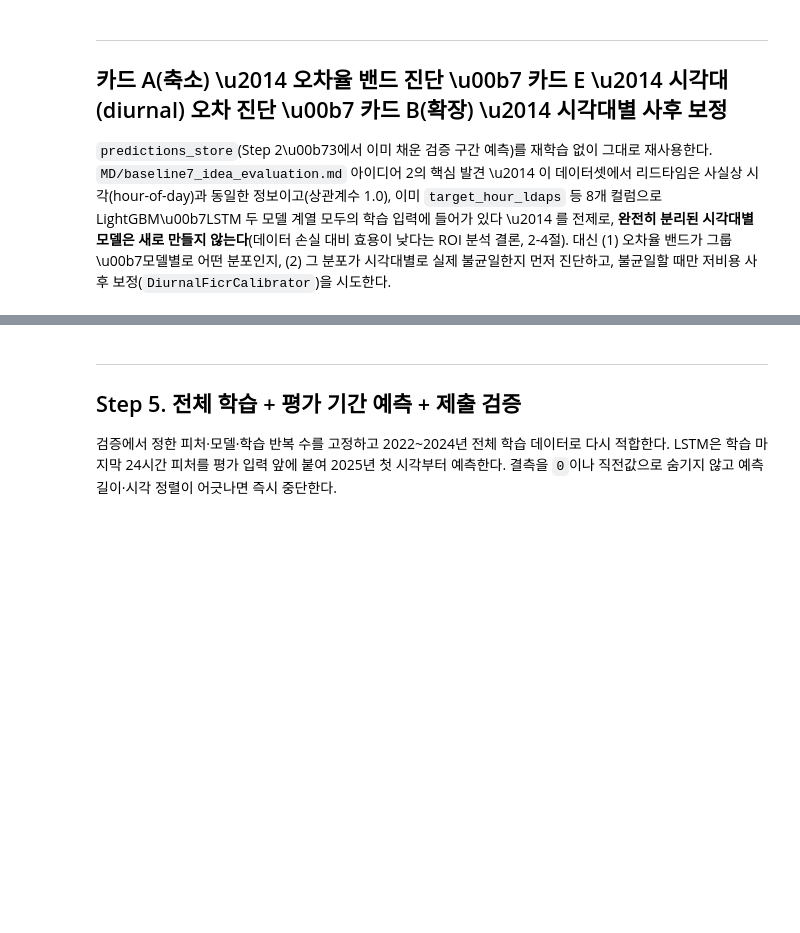
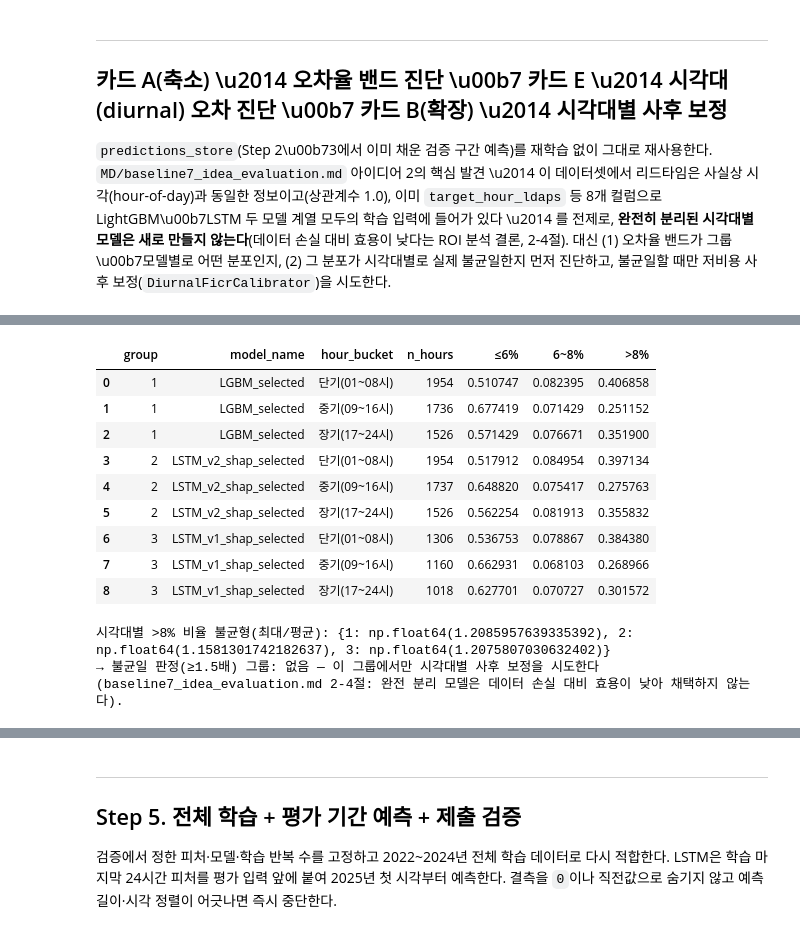
Before and after one commit to ksydata/WINDFORCE, a Jupyter notebook: BASELINE/baseline_7_1.ipynb, the cells around one changed output, grey strips where cells are left out. Saved outputs shown, nothing was run; the diff lists cells and outputs as text; code cells hidden in the pictures; blank space fills up the shorter version.

Commit message:
baseline7_1 TypeError 수정 및 baseline8 생성
baseline8: baseline7_howto_next.md 구현 및 베이스라인 반영본

```diff
--- a/BASELINE/baseline_7_1.ipynb
+++ b/BASELINE/baseline_7_1.ipynb
@@ -1416,38 +1438,51 @@ for group in GROUPS:
     pred, actual = predictions_store[(group, model_name)]
     hour = datasets[group]["X_valid"]["target_hour_ldaps"].to_numpy()[SEQ_LEN:]
     # Step 2\u00b73 모두 SEQ_LEN만큼 앞을 잘라 검증했으므로 시각 배열도 동일하게 정렬한다.
-    hour_bucket = pd.cut(hour, bins=HOUR_BINS, labels=HOUR_LABELS, include_lowest=True)
+    hour_bucket = pd.Series(pd.cut(hour, bins=HOUR_BINS, labels=HOUR_LABELS, include_lowest=True))
 
     gt8_shares = []
     for bucket in HOUR_LABELS:
         mask = (hour_bucket == bucket).to_numpy()
         if mask.sum() == 0:
             continue
         share = summarizeErrorBand(pred[mask], actual[mask], group)
         gt8_shares.append(share[">8%"])
         diurnal_rows.append({
             "group": group, "model_name": model_name, "hour_bucket": bucket,
             "n_hours": int(mask.sum()), **share.to_dict(),
         })
     avg_gt8 = float(np.mean(gt8_shares)) if gt8_shares else 0.0
     diurnal_imbalance[group] = (max(gt8_shares) / avg_gt8) if avg_gt8 > 0 else 1.0
     # 어떤 시각대의 ">8%" 비율이 평균 대비 몇 배인지로 불균일 정도를 잰다.
 
 diurnal_df = pd.DataFrame(diurnal_rows)
 display(diurnal_df)
 
 DIURNAL_IMBALANCE_THRESHOLD = 1.5
 diurnal_uneven_groups = [
     group for group, ratio in diurnal_imbalance.items() if ratio >= DIURNAL_IMBALANCE_THRESHOLD
 ]
 print(f"\uc2dc\uac01\ub300\ubcc4 >8% \ube44\uc728 \ubd88\uade0\ud615(\ucd5c\ub300/\ud3c9\uade0): {diurnal_imbalance}")
 print(
     f"\u2192 \ubd88\uade0\uc77c \ud310\uc815(\u2265{DIURNAL_IMBALANCE_THRESHOLD}\ubc30) \uadf8\ub8f9: "
     f"{diurnal_uneven_groups or '\uc5c6\uc74c'} \u2014 \uc774 \uadf8\ub8f9\uc5d0\uc11c\ub9cc \uc2dc\uac01\ub300\ubcc4 "
     "\uc0ac\ud6c4 \ubcf4\uc815\uc744 \uc2dc\ub3c4\ud55c\ub2e4 (baseline7_idea_evaluation.md 2-4\uc808: "
     "\uc644\uc804 \ubd84\ub9ac \ubaa8\ub378\uc740 \ub370\uc774\ud130 \uc190\uc2e4 \ub300\ube44 \ud6a8\uc6a9\uc774 "
     "\ub0ae\uc544 \ucc44\ud0dd\ud558\uc9c0 \uc54a\ub294\ub2e4)."
 )
+# %% [output]
+|  | group | model_name | hour_bucket | n_hours | ≤6% | 6~8% | >8% |
+| 0 | 1 | LGBM_selected | 단기(01~08시) | 1954 | 0.510747 | 0.082395 | 0.406858 |
+| 1 | 1 | LGBM_selected | 중기(09~16시) | 1736 | 0.677419 | 0.071429 | 0.251152 |
+| 2 | 1 | LGBM_selected | 장기(17~24시) | 1526 | 0.571429 | 0.076671 | 0.351900 |
+| 3 | 2 | LSTM_v2_shap_selected | 단기(01~08시) | 1954 | 0.517912 | 0.084954 | 0.397134 |
+| 4 | 2 | LSTM_v2_shap_selected | 중기(09~16시) | 1737 | 0.648820 | 0.075417 | 0.275763 |
+| 5 | 2 | LSTM_v2_shap_selected | 장기(17~24시) | 1526 | 0.562254 | 0.081913 | 0.355832 |
+| 6 | 3 | LSTM_v1_shap_selected | 단기(01~08시) | 1306 | 0.536753 | 0.078867 | 0.384380 |
+| 7 | 3 | LSTM_v1_shap_selected | 중기(09~16시) | 1160 | 0.662931 | 0.068103 | 0.268966 |
+| 8 | 3 | LSTM_v1_shap_selected | 장기(17~24시) | 1018 | 0.627701 | 0.070727 | 0.301572 |
+시각대별 >8% 비율 불균형(최대/평균): {1: np.float64(1.2085957639335392), 2: np.float64(1.1581301742182637), 3: np.float64(1.2075807030632402)}
+→ 불균일 판정(≥1.5배) 그룹: 없음 — 이 그룹에서만 시각대별 사후 보정을 시도한다 (baseline7_idea_evaluation.md 2-4절: 완전 분리 모델은 데이터 손실 대비 효용이 낮아 채택하지 않는다).
 # %%
 class FicrCalibrator:
     """예측값에 단조 아핀(기울기\u00b7절편) 보정을 적용하는 클래스
```
Also changed, not shown: parts of 8 cells of this notebook, 1 other file.
